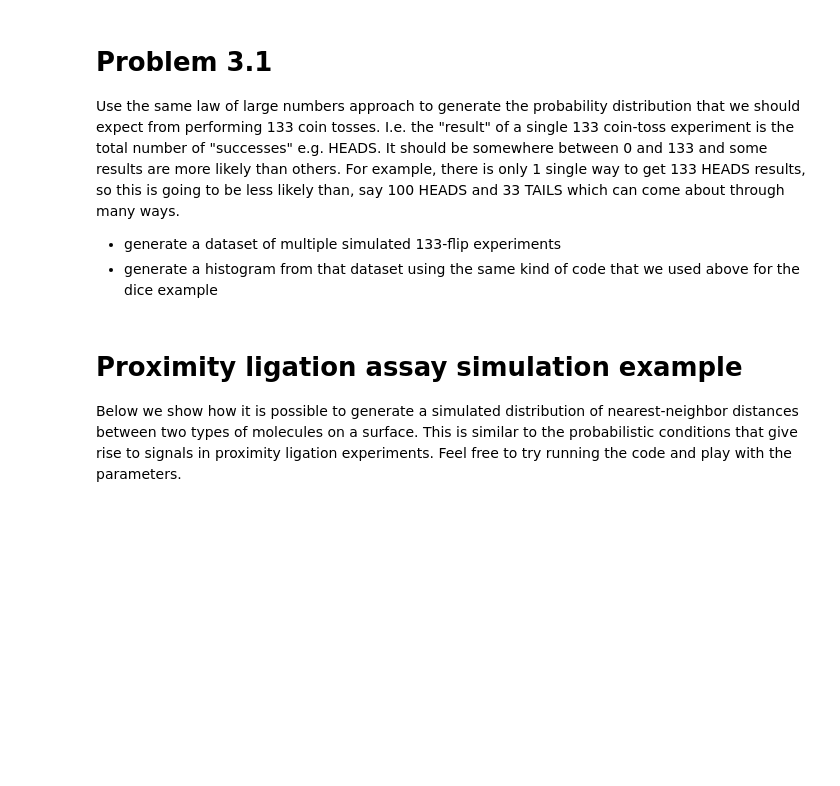
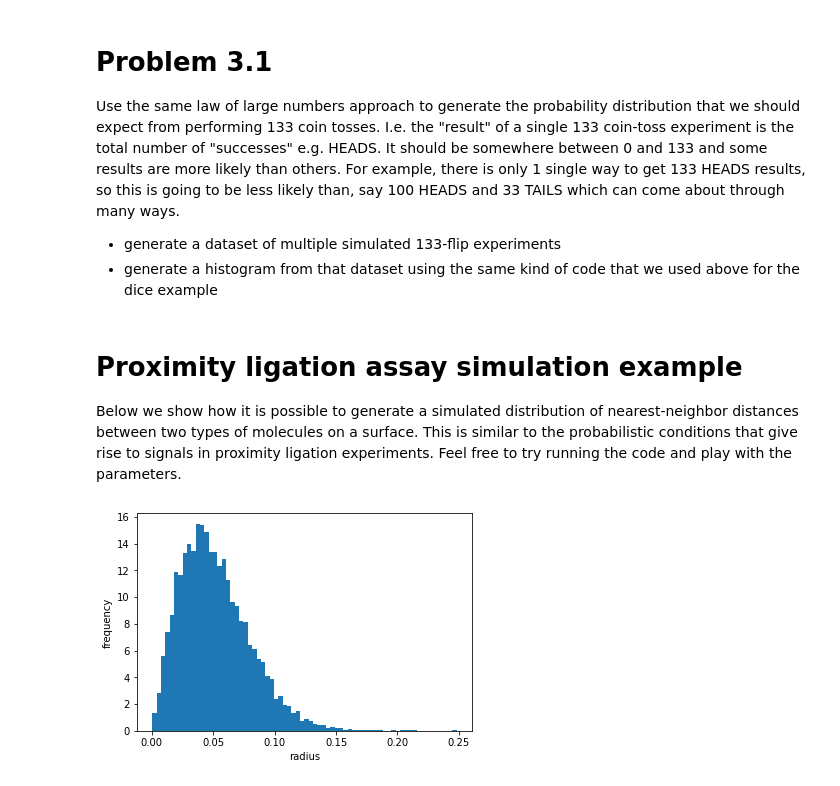
Before and after one commit to Intertangler/biostats2022, a Jupyter notebook: 03_distributions__.ipynb, the cells around one changed output. Saved outputs shown, nothing was run; the diff lists cells and outputs as text; code cells hidden in the pictures; blank space fills up the shorter version.

```diff
--- a/03_distributions__.ipynb
+++ b/03_distributions__.ipynb
@@ -58,38 +58,40 @@ Below we show how it is possible to generate a simulated distribution of nearest
 # %%
 import random
 import numpy as np
-
+import matplotlib.pyplot as plt
 
 def generate_points(density):
   points = np.zeros((density,2))
   for i in range(0, density):
     points[i][0] = random.random()
     points[i][1] = random.random()
   return points
 
 data_record = []
 experiments = 1000
 density_A = 10 # points per unit area
 density_B = 100 # points per unit area
 
 for experiment in range(experiments):
 
   points_A = generate_points(density_A)
   points_B = generate_points(density_B)
 
   for apoint in points_A:
     nearest_distance = 99
     for bpoint in points_B:
       xa = apoint[0]
       xb = bpoint[0]
       ya = apoint[1]
       yb = bpoint[1]
       dist = np.sqrt((xa-xb)**2 + (ya-yb)**2)
       if dist < nearest_distance:
         nearest_distance = dist
-    data_record += [dist]
+    data_record += [nearest_distance]
 
 plt.hist(data_record, bins="auto",density=True)
 plt.xlabel("radius")
 plt.ylabel("frequency")
 plt.show()
+# %% [output]
+[figure, added]
```
